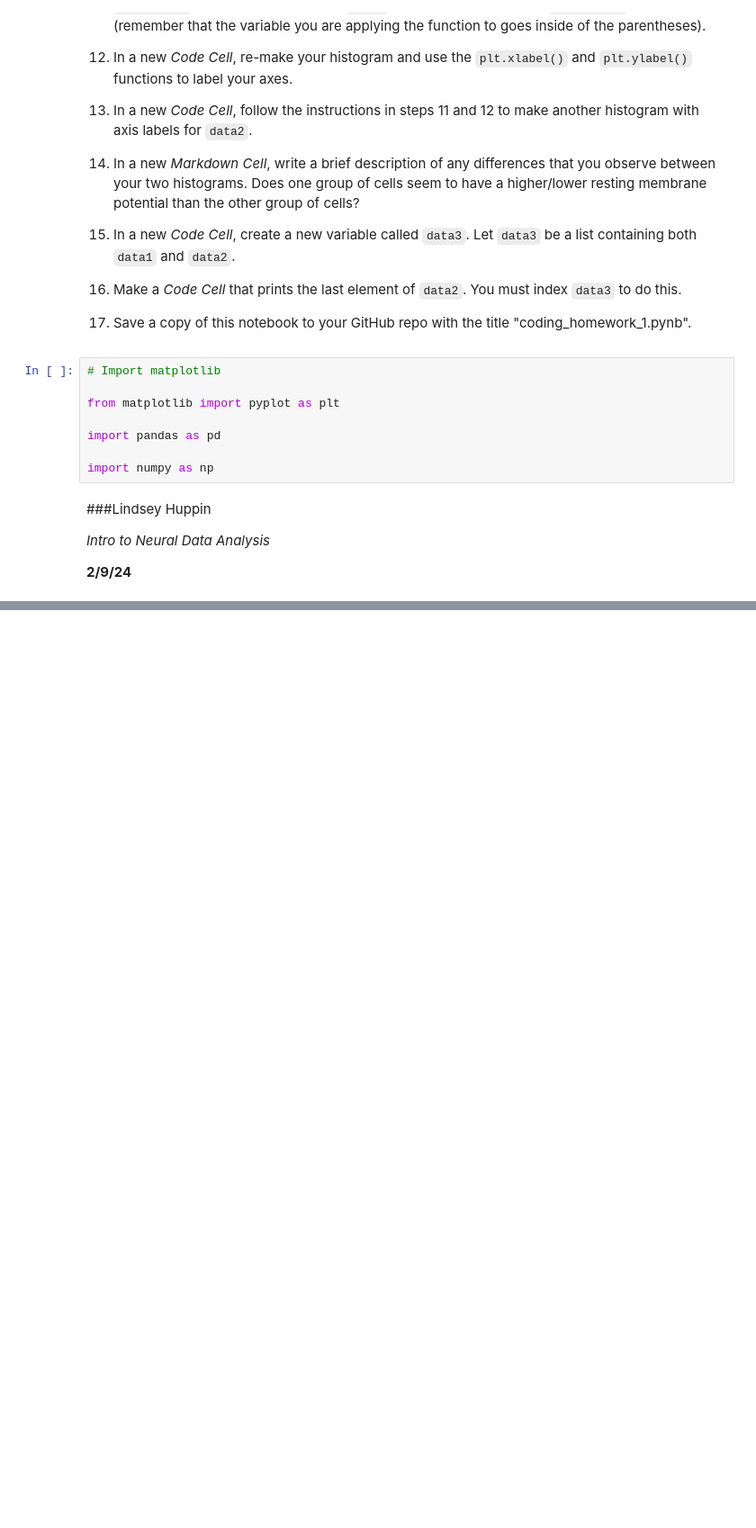
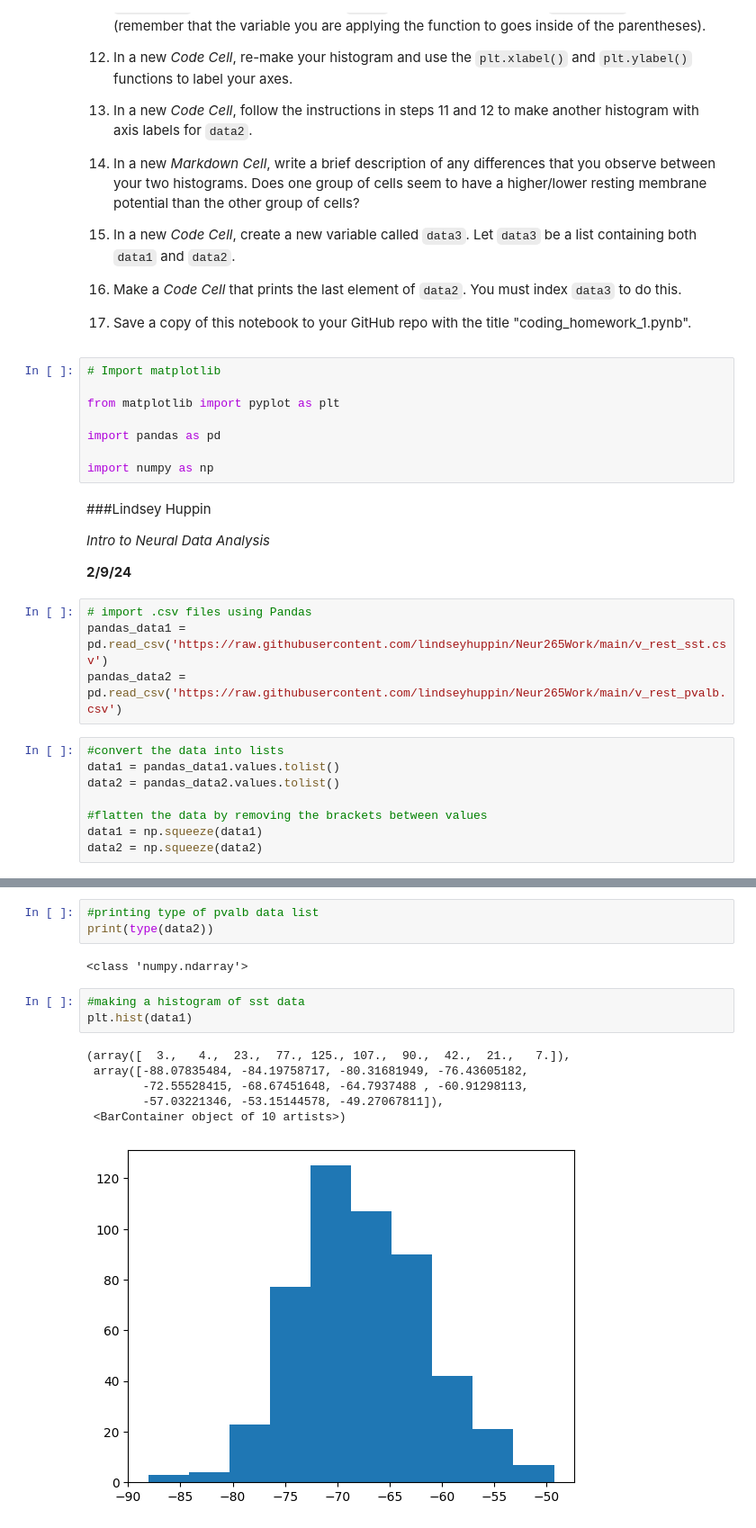
Before and after one commit to lindseyhuppin/Neur265Work, a Jupyter notebook: homework/coding_homework_1.ipynb, the cells around one changed output, grey strips where cells are left out. Shown at 90% size. Cells and saved outputs as stored; diff of their text form; blank space fills up the shorter version.

```diff
--- a/homework/coding_homework_1.ipynb
+++ b/homework/coding_homework_1.ipynb
@@ -66,3 +66,15 @@ import numpy as np
 *Intro to Neural Data Analysis*
 
 **2/9/24**
+# %%
+# import .csv files using Pandas
+pandas_data1 = pd.read_csv('https://raw.githubusercontent.com/lindseyhuppin/Neur265Work/main/v_rest_sst.csv')
+pandas_data2 = pd.read_csv('https://raw.githubusercontent.com/lindseyhuppin/Neur265Work/main/v_rest_pvalb.csv')
+# %%
+#convert the data into lists
+data1 = pandas_data1.values.tolist()
+data2 = pandas_data2.values.tolist()
+
+#flatten the data by removing the brackets between values
+data1 = np.squeeze(data1)
+data2 = np.squeeze(data2)
@@ -68,0 +105,15 @@ import numpy as np
+# %%
+#printing type of pvalb data list
+print(type(data2))
+# %% [output]
+<class 'numpy.ndarray'>
+# %%
+#making a histogram of sst data
+plt.hist(data1)
+# %% [output]
+(array([  3.,   4.,  23.,  77., 125., 107.,  90.,  42.,  21.,   7.]),
+ array([-88.07835484, -84.19758717, -80.31681949, -76.43605182,
+        -72.55528415, -68.67451648, -64.7937488 , -60.91298113,
+        -57.03221346, -53.15144578, -49.27067811]),
+ <BarContainer object of 10 artists>)
+[figure, added]
```
Also changed, not shown: parts of 5 cells of this notebook.
